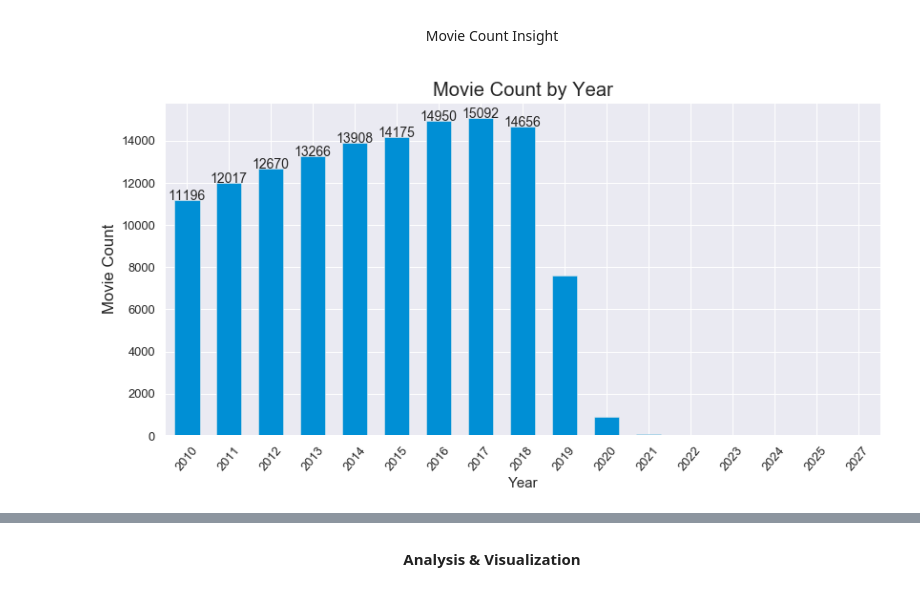
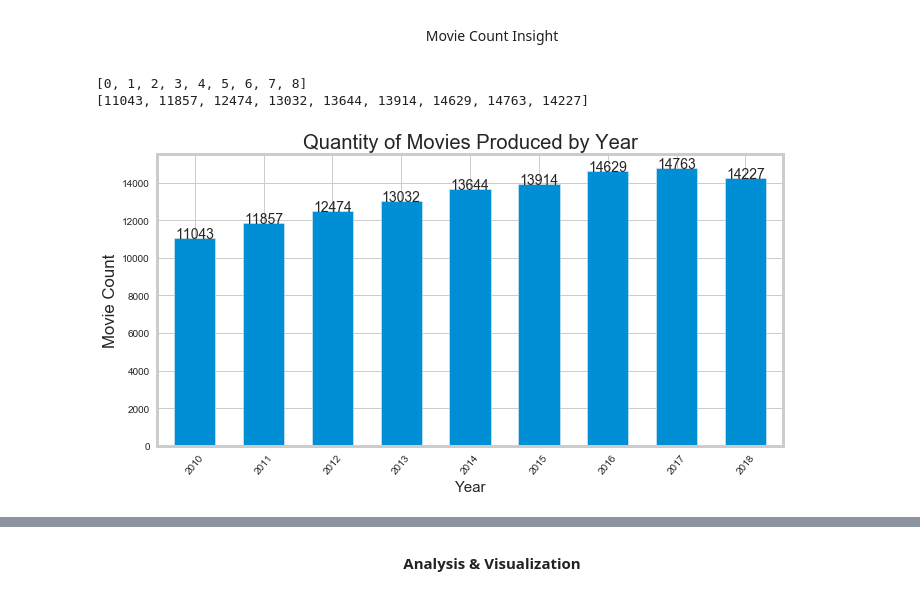
Before and after one commit to DonnieData/dsc-mod-1-project-v2-1-onl01-dtsc-pt-012120, a Jupyter notebook: student.ipynb, the cells around one changed output, grey strips where cells are left out. Cells and saved outputs as stored; diff of their text form; code cells hidden in the pictures.

```diff
--- a/student.ipynb
+++ b/student.ipynb
@@ -400,6 +392,8 @@ print(m_df2["prime_genre"].unique()[20])
 # %%
 #dropping movie genres
-gen_drop = [25,23,22,21,20]
-for i in  gen_drop:
-    drop_list = m_df2[m_df2["prime_genre"]==m_df2["prime_genre"].unique()[i]]
-    m_df2.drop(drop_list.index, inplace=True)
+gen_drop = ["Game-Show","Reality-TV","Talk-Show","News"]
+for i in list(range(len(gen_drop))):
+    movie_frame.drop(movie_frame[movie_frame["prime_genre"]== gen_drop[i]].index, inplace=True)
+# %%
+# Music and Musical genres are similiar categories, therefore will be combined into one
+movie_frame["prime_genre"].replace("Music","Musical",inplace=True)
@@ -458,7 +457,7 @@ Average Ratings
  </p></center>
 # %%
 # copying dataframe and renaming as a safegaurd for previous steps
-df_movie = m_df2.copy()
+df_movie = movie_frame.copy()
 # %%
 df_movie.rename(columns={"start_year":"year"}, inplace=True) #renaming colum for more intuitive use
 # %%
@@ -520,22 +519,26 @@ df_movie.drop(df_movie[(df_movie["year"]<2010) | (df_movie["year"]>2018)].index,
 Movie Count Insight
  </p>
 # %%
+#iteration data for plotting and labeling
 y_point = []
 for i in df_movie.groupby("year")["title"].count():
     y_point.append(i)
-x_point = list(range(len(yp)))
+x_point = list(range(len(y_point)))
 print(x_point)
 print(y_point)
+# %% [output]
+[0, 1, 2, 3, 4, 5, 6, 7, 8]
+[11043, 11857, 12474, 13032, 13644, 13914, 14629, 14763, 14227]
 # %%
-fig, ax = plt.subplots(figsize=(12,6))
-plt.style.use('fivethirtyeight')
+fig, ax = plt.subplots(figsize=(10,5)) # setting figure
+plt.style.use('fivethirtyeight') #setting stlye
 
-df_movie.groupby("year")["title"].count().plot(kind="bar", width=0.6)
-plt.xlabel("Year", fontsize = 15)
-plt.ylabel("Movie Count")
-plt.title("Movie Count by Year")
-plt.xticks(rotation=50);
-for i in xp:
-    ax.annotate(yp[i],(xp[i],yp[i]), ha="center")
+df_movie.groupby("year")["title"].count().plot(kind="bar", width=0.6) #plotting group by
+plt.xlabel("Year", fontsize = 15) # setting x-axes label
+plt.ylabel("Movie Count")# setting y-axis label
+plt.title("Quantity of Movies Produced by Year") #setting title
+plt.xticks(rotation=50); #changing orientation of xticks
+for i in x_point:
+    ax.annotate(y_point[i],(x_point[i],y_point[i]), ha="center") # adding labels to data
 # %% [output]
-[figure, old version]
+[figure, new version]
```
Also changed, not shown: parts of 114 cells of this notebook.
